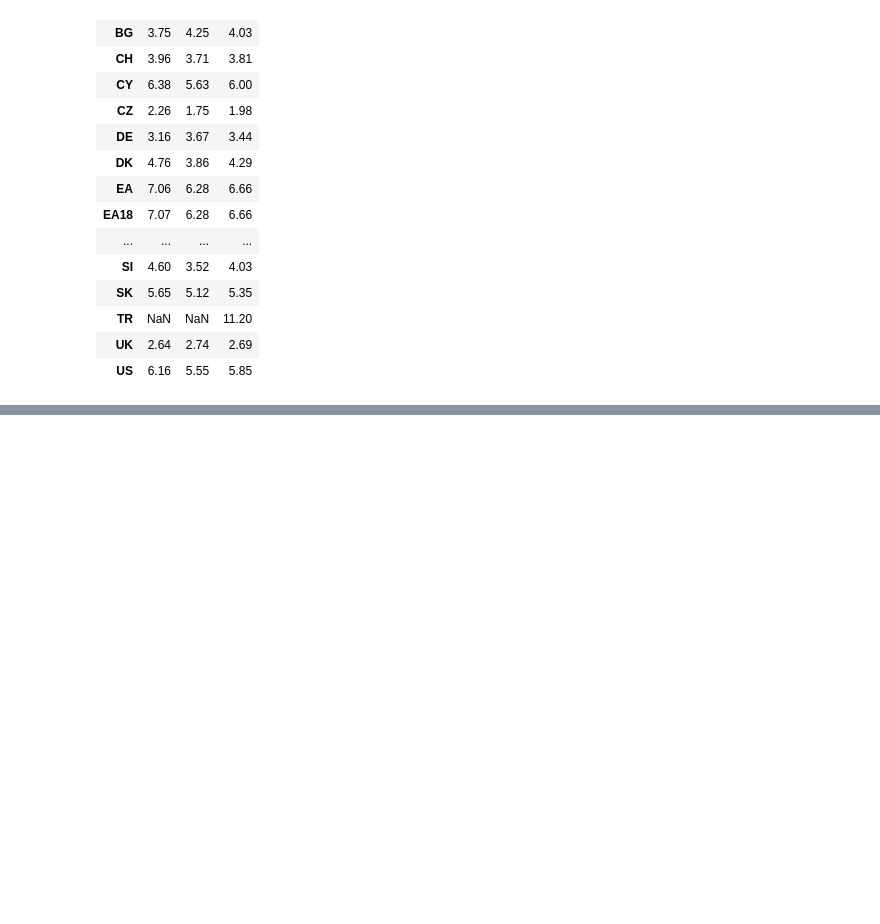
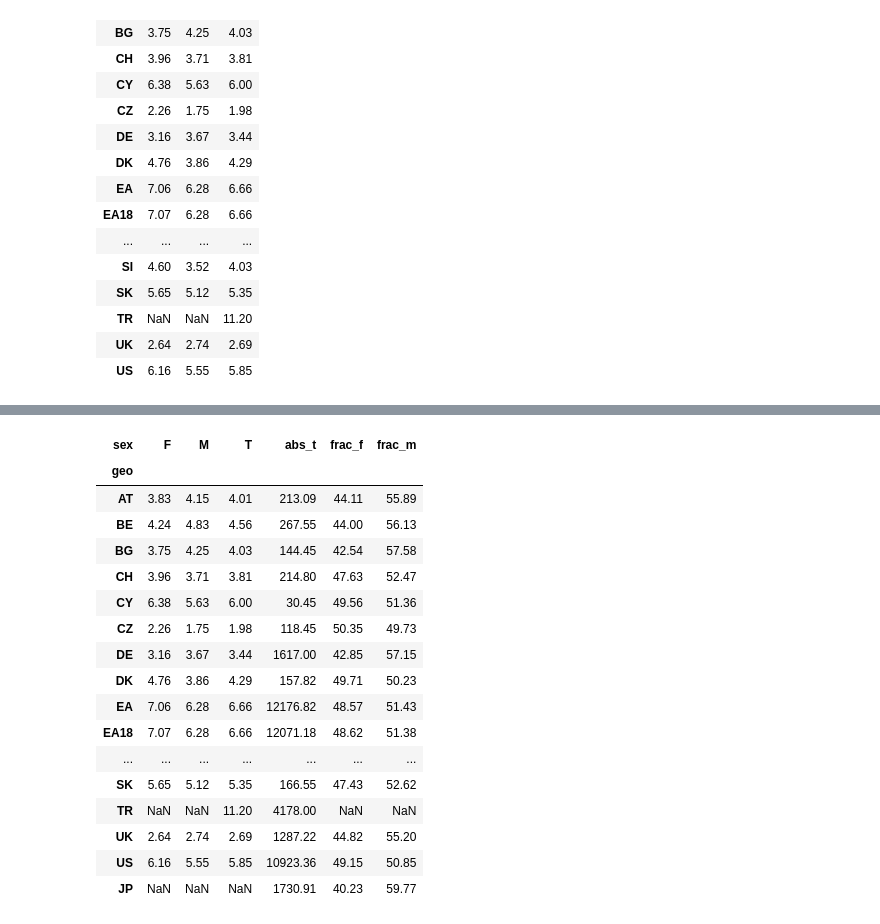
Before and after one commit to Malonk/unemployment_stats, a Jupyter notebook: notebooks/filter_for_sex.ipynb, the cells around one changed output, grey strips where cells are left out. Cells and saved outputs as stored; diff of their text form; code cells hidden in the pictures; blank space fills up the shorter version.

Commit message:
add fractions

```diff
--- a/notebooks/filter_for_sex.ipynb
+++ b/notebooks/filter_for_sex.ipynb
@@ -59,0 +63,8 @@ df
+# %%
+# Open file
+filename = "teilm010.pkl"
+abs_df = pd.read_pickle(os.path.join(BASE,
+                                     "pickles",
+                                     filename))
+abs_df = abs_df.drop(columns=["s_adj", "age", "unit"])
+abs_df.head()
@@ -59,0 +78,7 @@ df
+# %%
+abs_df["mean"] = abs_df[abs_df.columns[2:]].mean(axis=1)
+abs_df = (abs_df
+         .drop(columns=t.columns[2:-1])
+         .pivot(index="geo", columns="sex", values="mean")
+         .round(2))
+abs_df
@@ -60,3 +104,32 @@ df
+# %%
+# Calculate fractions
+abs_df["frac_f"] = round(abs_df["F"] / abs_df["T"], 4) * 100
+abs_df["frac_m"] = round(abs_df["M"] / abs_df["T"], 4) * 100
+# %%
+# Drop the absolute numbers for female / male
+abs_df.drop(columns=["F", "M"], inplace=True)
+abs_df.rename(columns={"T": "abs_t"}, inplace=True)
+# %%
+df.merge(abs_df, how="outer", on="geo")
+# %% [output]
+| sex | F | M | T | abs_t | frac_f | frac_m |
+| geo |  |  |  |  |  |  |
+| AT | 3.83 | 4.15 | 4.01 | 213.09 | 44.11 | 55.89 |
+| BE | 4.24 | 4.83 | 4.56 | 267.55 | 44.00 | 56.13 |
+| BG | 3.75 | 4.25 | 4.03 | 144.45 | 42.54 | 57.58 |
+| CH | 3.96 | 3.71 | 3.81 | 214.80 | 47.63 | 52.47 |
+| CY | 6.38 | 5.63 | 6.00 | 30.45 | 49.56 | 51.36 |
+| CZ | 2.26 | 1.75 | 1.98 | 118.45 | 50.35 | 49.73 |
+| DE | 3.16 | 3.67 | 3.44 | 1617.00 | 42.85 | 57.15 |
+| DK | 4.76 | 3.86 | 4.29 | 157.82 | 49.71 | 50.23 |
+| EA | 7.06 | 6.28 | 6.66 | 12176.82 | 48.57 | 51.43 |
+| EA18 | 7.07 | 6.28 | 6.66 | 12071.18 | 48.62 | 51.38 |
+| ... | ... | ... | ... | ... | ... | ... |
+| SK | 5.65 | 5.12 | 5.35 | 166.55 | 47.43 | 52.62 |
+| TR | NaN | NaN | 11.20 | 4178.00 | NaN | NaN |
+| UK | 2.64 | 2.74 | 2.69 | 1287.22 | 44.82 | 55.20 |
+| US | 6.16 | 5.55 | 5.85 | 10923.36 | 49.15 | 50.85 |
+| JP | NaN | NaN | NaN | 1730.91 | 40.23 | 59.77 |
 # %%
 # Export
 df.to_pickle(os.path.join(BASE, "analysis", "filterd_sex_country.pkl"))
```
Also changed, not shown: parts of 3 cells of this notebook.
